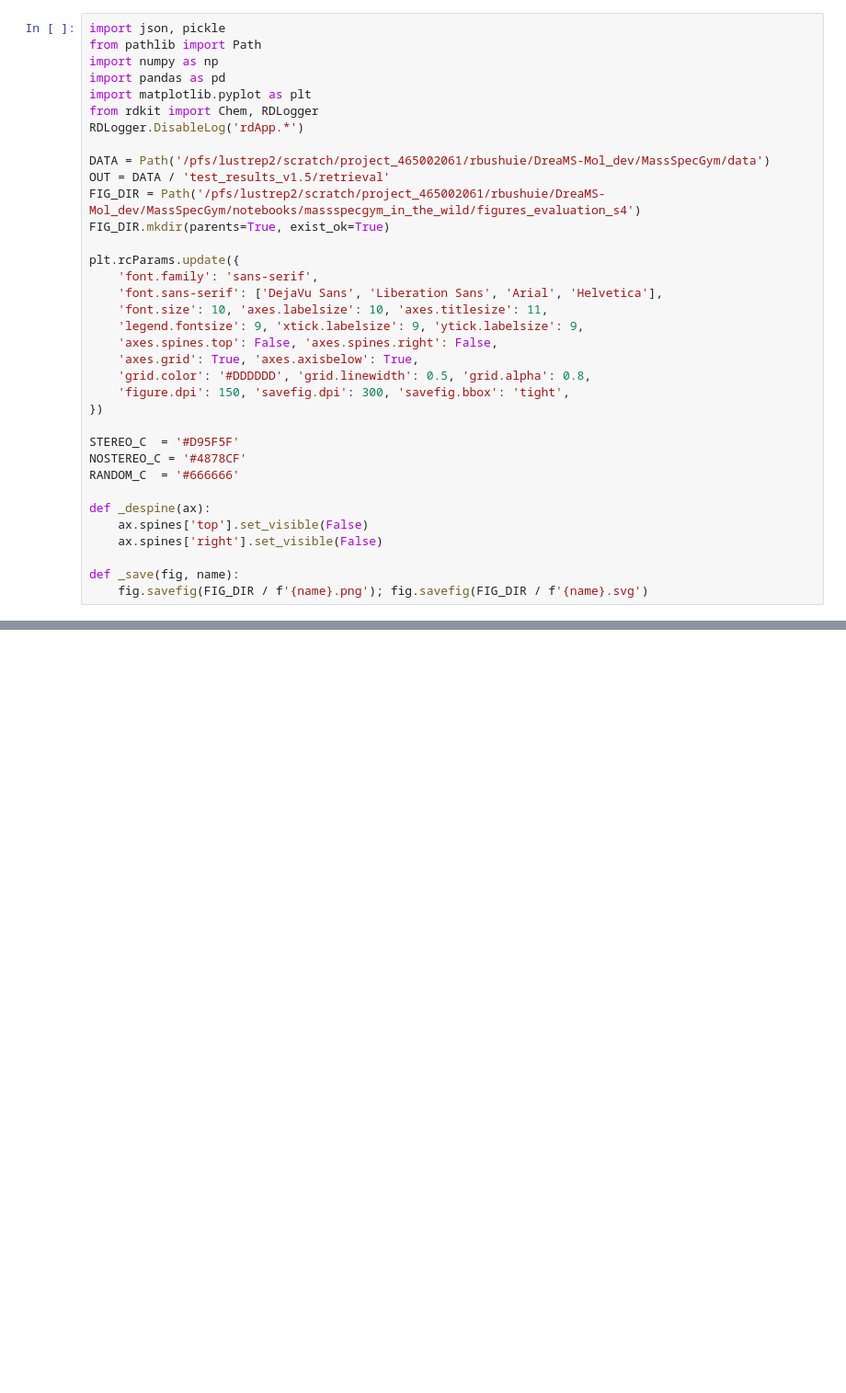
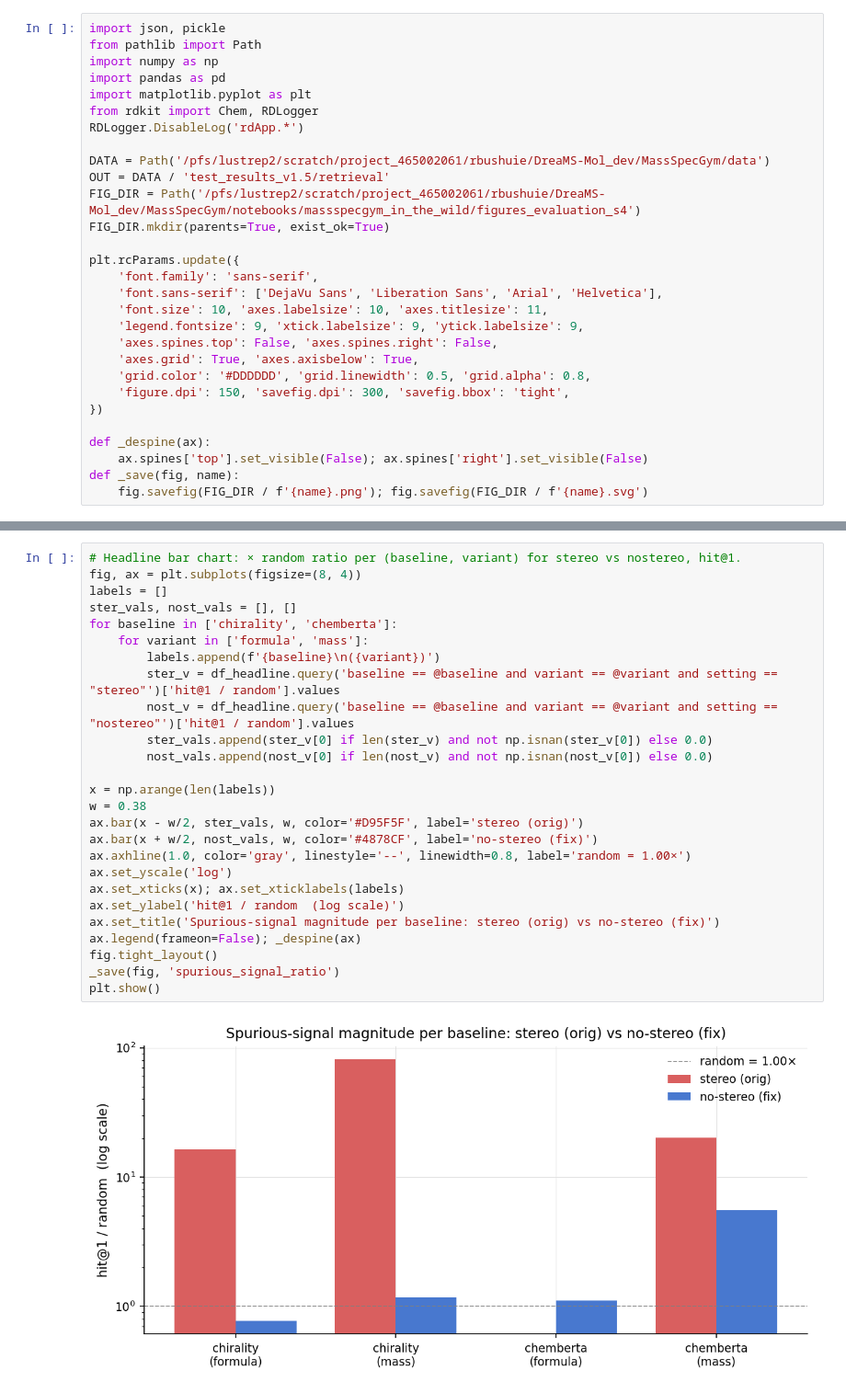
Before and after one commit to roman-bushuiev/MassSpecGym, a Jupyter notebook: notebooks/massspecgym_in_the_wild/evaluation_s4.ipynb, the cells around one changed output, grey strips where cells are left out. Shown at 92% size. Drawn from its saved outputs; the diff is of its cells as text; blank space fills up the shorter version.

```diff
--- a/notebooks/massspecgym_in_the_wild/evaluation_s4.ipynb
+++ b/notebooks/massspecgym_in_the_wild/evaluation_s4.ipynb
@@ -45,13 +134,7 @@ plt.rcParams.update({
     'figure.dpi': 150, 'savefig.dpi': 300, 'savefig.bbox': 'tight',
 })
 
-STEREO_C  = '#D95F5F'
-NOSTEREO_C = '#4878CF'
-RANDOM_C  = '#666666'
-
 def _despine(ax):
-    ax.spines['top'].set_visible(False)
-    ax.spines['right'].set_visible(False)
-
+    ax.spines['top'].set_visible(False); ax.spines['right'].set_visible(False)
 def _save(fig, name):
     fig.savefig(FIG_DIR / f'{name}.png'); fig.savefig(FIG_DIR / f'{name}.svg')
@@ -358,0 +253,28 @@ absolute hit@1 (%):
+# %%
+# Headline bar chart: × random ratio per (baseline, variant) for stereo vs nostereo, hit@1.
+fig, ax = plt.subplots(figsize=(8, 4))
+labels = []
+ster_vals, nost_vals = [], []
+for baseline in ['chirality', 'chemberta']:
+    for variant in ['formula', 'mass']:
+        labels.append(f'{baseline}\n({variant})')
+        ster_v = df_headline.query('baseline == @baseline and variant == @variant and setting == "stereo"')['hit@1 / random'].values
+        nost_v = df_headline.query('baseline == @baseline and variant == @variant and setting == "nostereo"')['hit@1 / random'].values
+        ster_vals.append(ster_v[0] if len(ster_v) and not np.isnan(ster_v[0]) else 0.0)
+        nost_vals.append(nost_v[0] if len(nost_v) and not np.isnan(nost_v[0]) else 0.0)
+
+x = np.arange(len(labels))
+w = 0.38
+ax.bar(x - w/2, ster_vals, w, color='#D95F5F', label='stereo (orig)')
+ax.bar(x + w/2, nost_vals, w, color='#4878CF', label='no-stereo (fix)')
+ax.axhline(1.0, color='gray', linestyle='--', linewidth=0.8, label='random = 1.00×')
+ax.set_yscale('log')
+ax.set_xticks(x); ax.set_xticklabels(labels)
+ax.set_ylabel('hit@1 / random  (log scale)')
+ax.set_title('Spurious-signal magnitude per baseline: stereo (orig) vs no-stereo (fix)')
+ax.legend(frameon=False); _despine(ax)
+fig.tight_layout()
+_save(fig, 'spurious_signal_ratio')
+plt.show()
+# %% [output]
+[figure, added]
```
Also changed, not shown: parts of 23 cells of this notebook, 3 other files.
